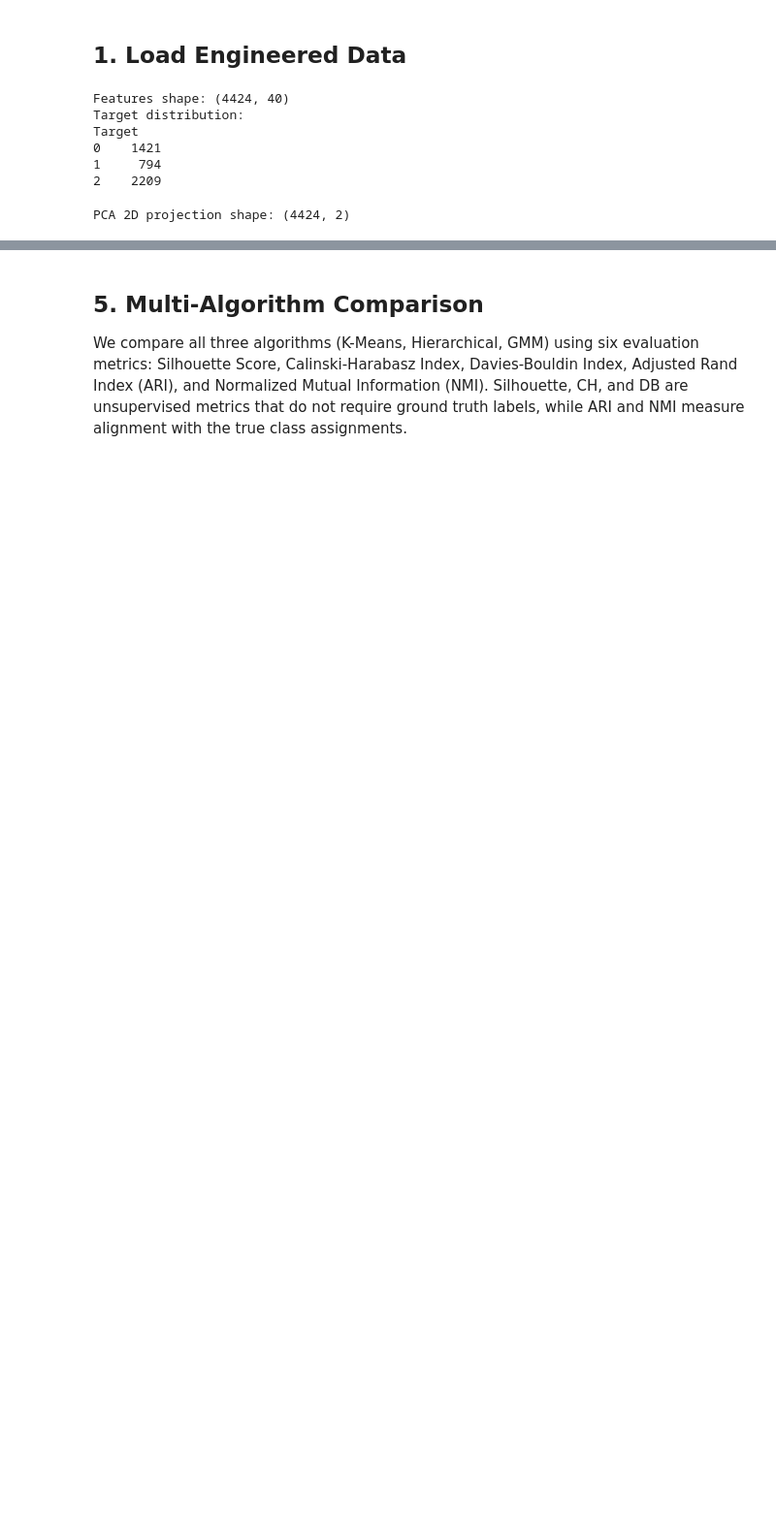
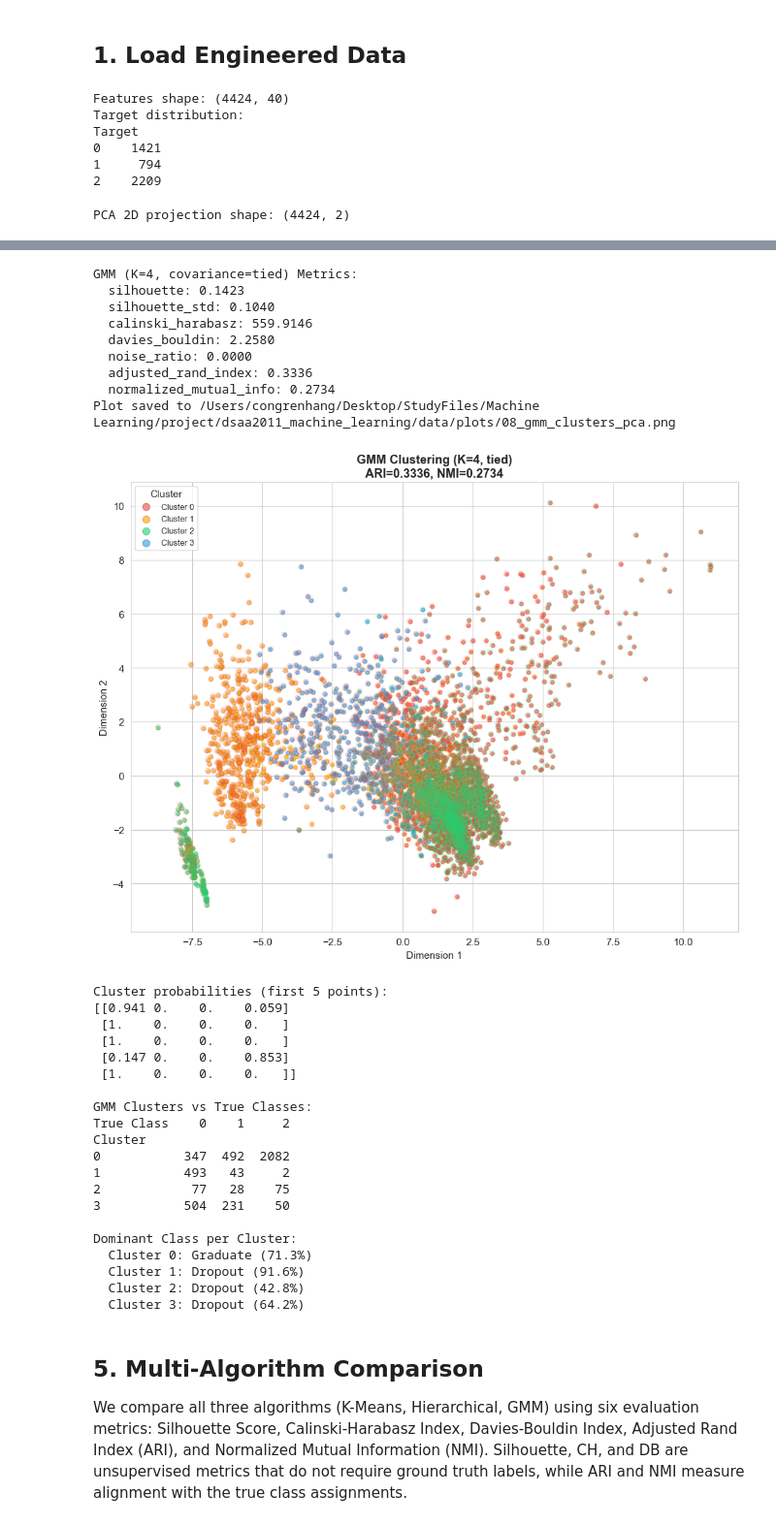
Before and after one commit to pheonix2006/dsaa2011_machine_learning, a Jupyter notebook: notebooks/03_clustering_analysis.ipynb, the cells around one changed output, grey strips where cells are left out. Shown at 97% size. Cells and saved outputs as stored; diff of their text form; code cells hidden in the pictures; blank space fills up the shorter version.

```diff
--- a/notebooks/03_clustering_analysis.ipynb
+++ b/notebooks/03_clustering_analysis.ipynb
@@ -317,3 +393,72 @@ Dominant Class per Cluster:
+# %%
+# GMM with best configuration (K=4, tied covariance)
+gmm_labels = best_gmm_labels
+gmm_metrics = best_gmm_metrics
+gmm_k = best_gmm_k
+
+print(f"GMM (K={gmm_k}, covariance={best_gmm_cov}) Metrics:")
+for name, value in gmm_metrics.items():
+    print(f"  {name}: {value:.4f}" if isinstance(value, float) else f"  {name}: {value}")
+
+# Plot GMM clusters on PCA
+save_path = os.path.join(project_root, "data", "plots", "08_gmm_clusters_pca.png")
+ax = plot_cluster_scatter(
+    X_2d, gmm_labels,
+    title=f"GMM Clustering (K={gmm_k}, {best_gmm_cov})\nARI={gmm_metrics['adjusted_rand_index']:.4f}, NMI={gmm_metrics['normalized_mutual_info']:.4f}",
+    y_true=y.values, save_path=save_path
+)
+plt.show()
+
+# Cluster probabilities (sample of first 5 points)
+from sklearn.mixture import GaussianMixture
+gmm_model = GaussianMixture(n_components=gmm_k, covariance_type=best_gmm_cov, random_state=42, n_init=5)
+gmm_model.fit(X.values)
+gmm_probs = gmm_model.predict_proba(X.values)
+print(f"\nCluster probabilities (first 5 points):")
+print(gmm_probs[:5].round(3))
+
+# GMM cross-tabulation
+gmm_crosstab = compare_clusters_to_classes(gmm_labels, y.values)
+print("\nGMM Clusters vs True Classes:")
+print(gmm_crosstab.to_string())
+
+print("\nDominant Class per Cluster:")
+for cluster in gmm_crosstab.index:
+    row = gmm_crosstab.loc[cluster]
+    dominant_class = row.idxmax()
+    dominant_pct = row.max() / row.sum() * 100
+    print(f"  Cluster {cluster}: {class_names[dominant_class]} ({dominant_pct:.1f}%)")
+# %% [output]
+GMM (K=4, covariance=tied) Metrics:
+  silhouette: 0.1423
+  silhouette_std: 0.1040
+  calinski_harabasz: 559.9146
+  davies_bouldin: 2.2580
+  noise_ratio: 0.0000
+  adjusted_rand_index: 0.3336
+  normalized_mutual_info: 0.2734
+Plot saved to /Users/congrenhang/Desktop/StudyFiles/Machine Learning/project/dsaa2011_machine_learning/data/plots/08_gmm_clusters_pca.png
+[figure, added]
+Cluster probabilities (first 5 points):
+[[0.941 0.    0.    0.059]
+ [1.    0.    0.    0.   ]
+ [1.    0.    0.    0.   ]
+ [0.147 0.    0.    0.853]
+ [1.    0.    0.    0.   ]]
+
+GMM Clusters vs True Classes:
+True Class    0    1     2
+Cluster
+0           347  492  2082
+1           493   43     2
+2            77   28    75
+3           504  231    50
+
+Dominant Class per Cluster:
+  Cluster 0: Graduate (71.3%)
+  Cluster 1: Dropout (91.6%)
+  Cluster 2: Dropout (42.8%)
+  Cluster 3: Dropout (64.2%)
 # %% [markdown]
 ## 5. Multi-Algorithm Comparison
 
```
Also changed, not shown: parts of 21 cells of this notebook.
